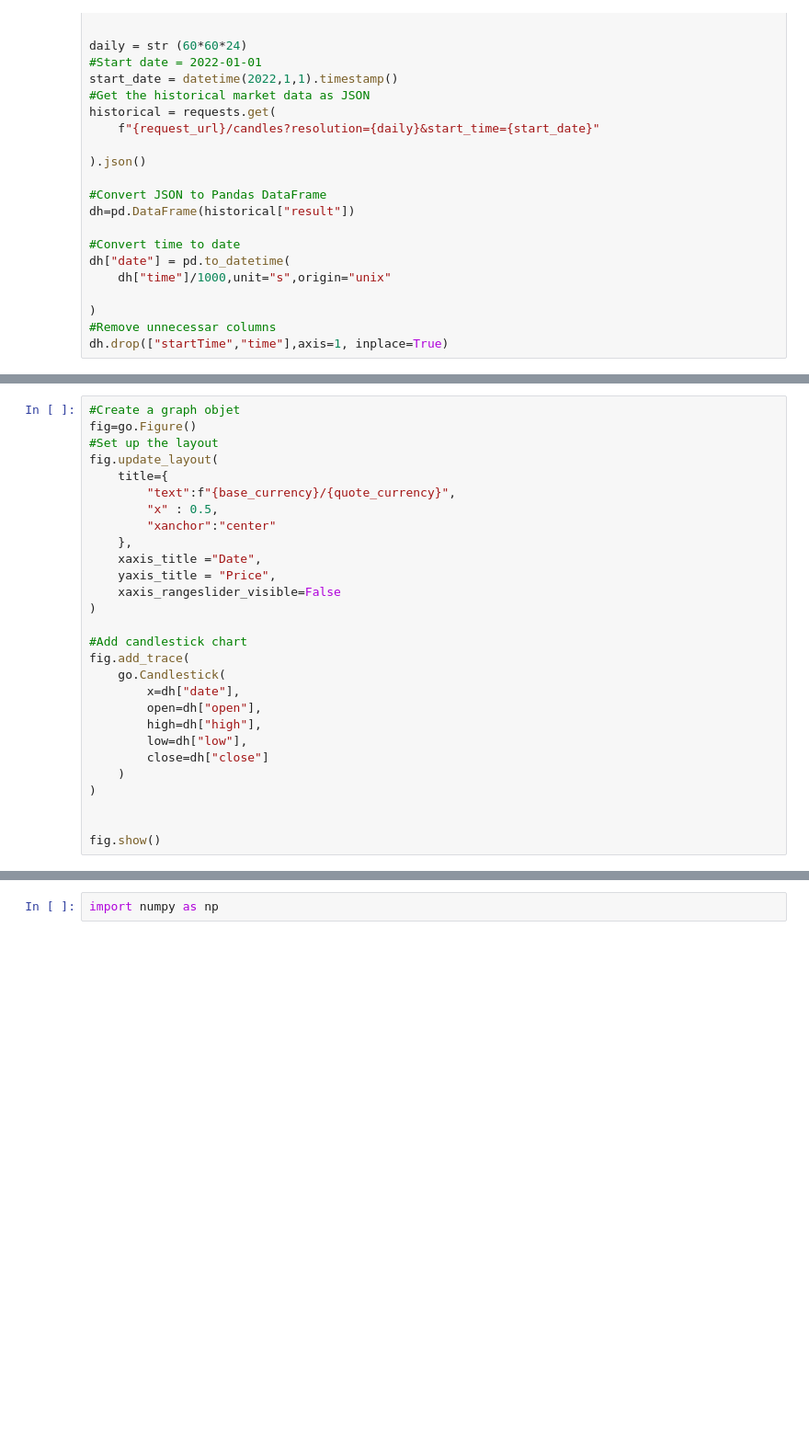
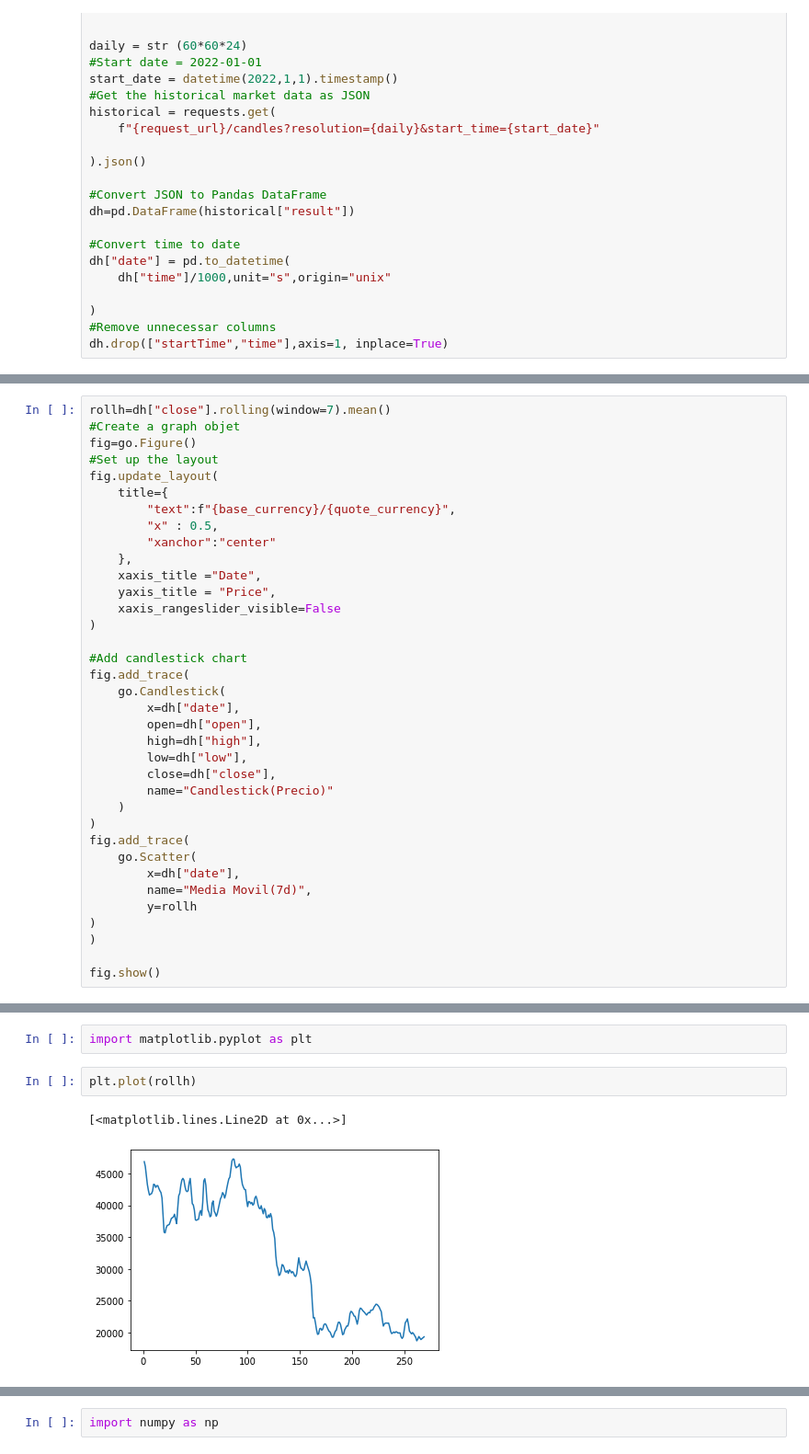
Before and after one commit to Brakions/Streamlit-PI03, a Jupyter notebook: test.ipynb, the cells around one changed output, grey strips where cells are left out. Shown at 92% size. Drawn from its saved outputs; the diff is of its cells as text; blank space fills up the shorter version.

```diff
--- a/test.ipynb
+++ b/test.ipynb
@@ -226,4 +244,5 @@ dh
 # %%
+rollh=dh["close"].rolling(window=7).mean()
 #Create a graph objet
 fig=go.Figure()
 #Set up the layout
@@ -245,9 +264,16 @@ fig.add_trace(
         open=dh["open"],
         high=dh["high"],
         low=dh["low"],
-        close=dh["close"]
+        close=dh["close"],
+        name="Candlestick(Precio)"
     )
 )
-
+fig.add_trace(
+    go.Scatter(
+        x=dh["date"],
+        name="Media Movil(7d)",
+        y=rollh
+)
+)
 
 fig.show()
@@ -253,0 +309,7 @@ fig.show()
+# %%
+import matplotlib.pyplot as plt
+# %%
+plt.plot(rollh)
+# %% [output]
+[<matplotlib.lines.Line2D at 0x...>]
+[figure, added]
```
Also changed, not shown: parts of 22 cells of this notebook, 2 other files.
